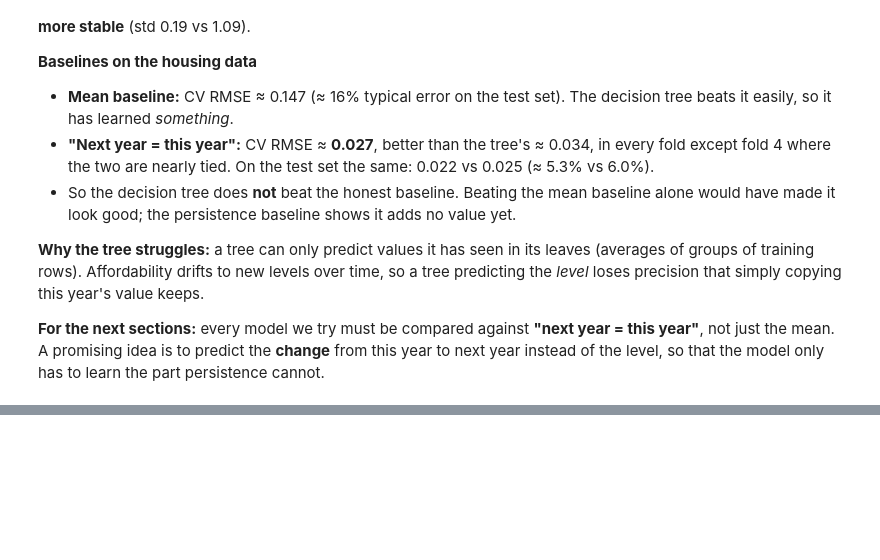
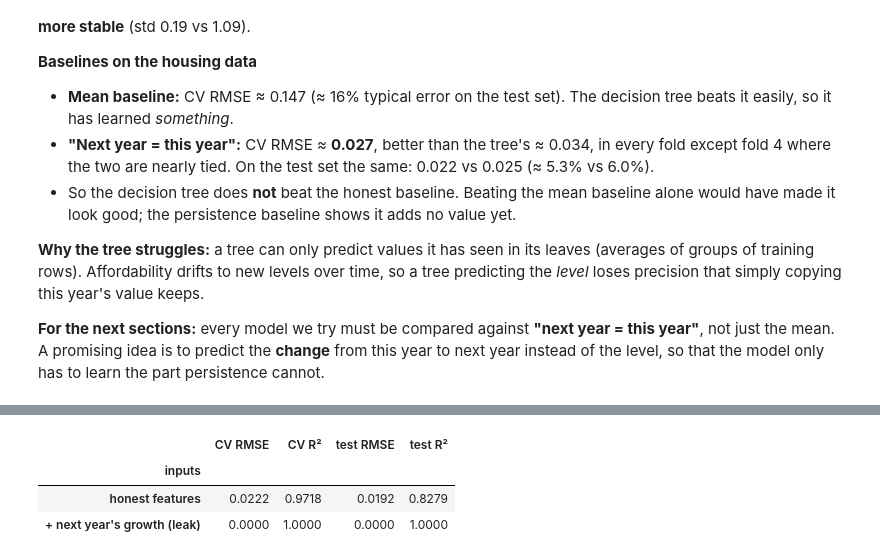
Before and after one commit to iaac-maai/Group8-day1-assignment, a Jupyter notebook: notebook/Day2_models.ipynb, the cells around one changed output, grey strips where cells are left out. Cells and saved outputs as stored; diff of their text form; code cells hidden in the pictures; blank space fills up the shorter version.

```diff
--- a/notebook/Day2_models.ipynb
+++ b/notebook/Day2_models.ipynb
@@ -580,0 +613,23 @@ results.round(4)
+# %%
+# honest inputs: our features plus this year's affordability on the same log scale as the target
+X_honest = X.assign(log_affordability=np.log10(df["affordability"]))
+# leaky inputs: the same, plus next year's growth (computed from the target!)
+X_leaky = X_honest.assign(log_growth_next=np.log10(df["affordability_next"] / df["affordability"]))
+
+leak_rows = []
+for label, X_variant in {"honest features": X_honest, "+ next year's growth (leak)": X_leaky}.items():
+    Xv_train, Xv_test = X_variant[is_train], X_variant[~is_train]
+    res = cross_validate(LinearRegression(), Xv_train, y_train, cv=time_folds,
+                         scoring=["neg_root_mean_squared_error", "r2"])
+    lr = LinearRegression().fit(Xv_train, y_train)
+    leak_rows.append({"inputs": label,
+                      "CV RMSE": -res["test_neg_root_mean_squared_error"].mean(),
+                      "CV R²": res["test_r2"].mean(),
+                      "test RMSE": root_mean_squared_error(y_test, lr.predict(Xv_test)),
+                      "test R²": lr.score(Xv_test, y_test)})
+pd.DataFrame(leak_rows).set_index("inputs").round(4)
+# %% [output]
+|  | CV RMSE | CV R² | test RMSE | test R² |
+| inputs |  |  |  |  |
+| honest features | 0.0222 | 0.9718 | 0.0192 | 0.8279 |
+| + next year's growth (leak) | 0.0000 | 1.0000 | 0.0000 | 1.0000 |
```
Also changed, not shown: parts of 6 cells of this notebook.
